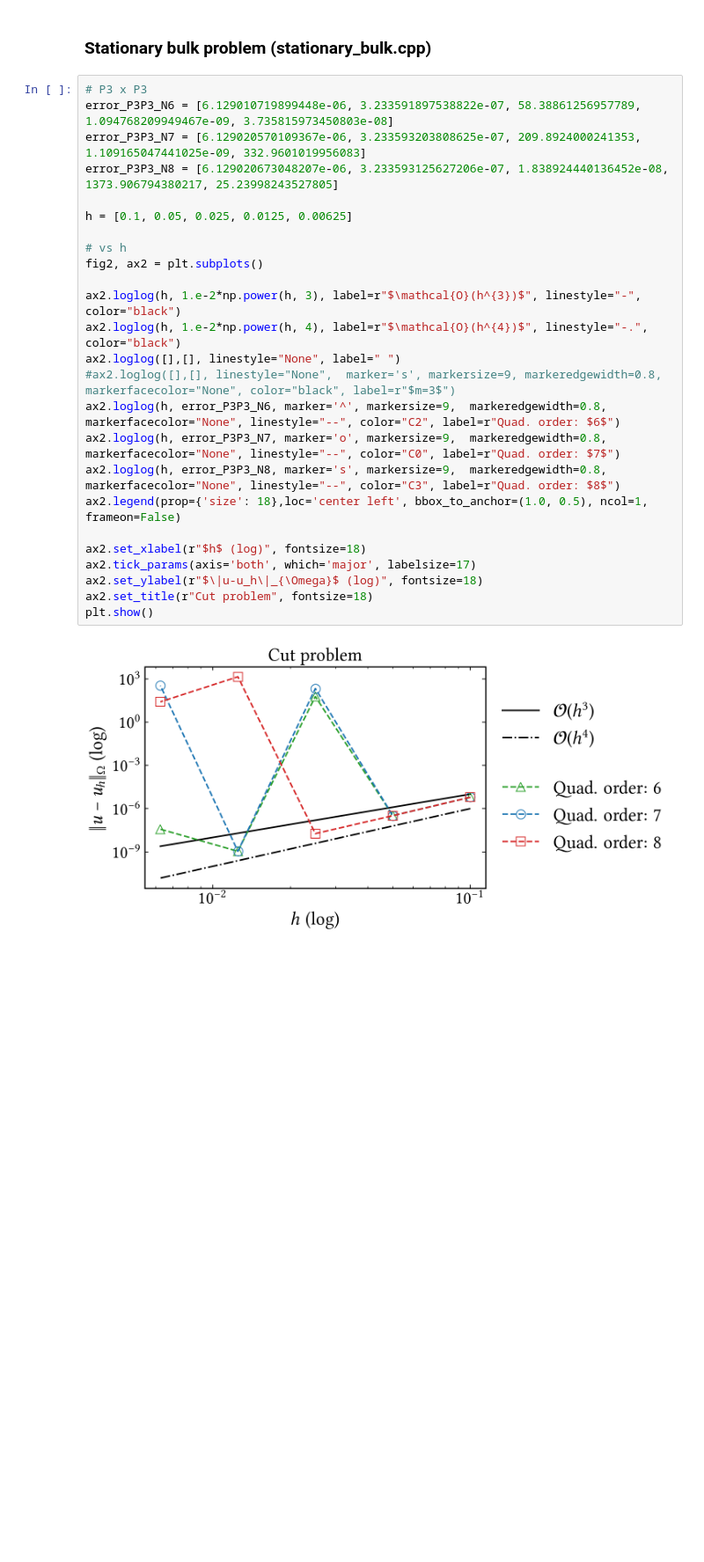
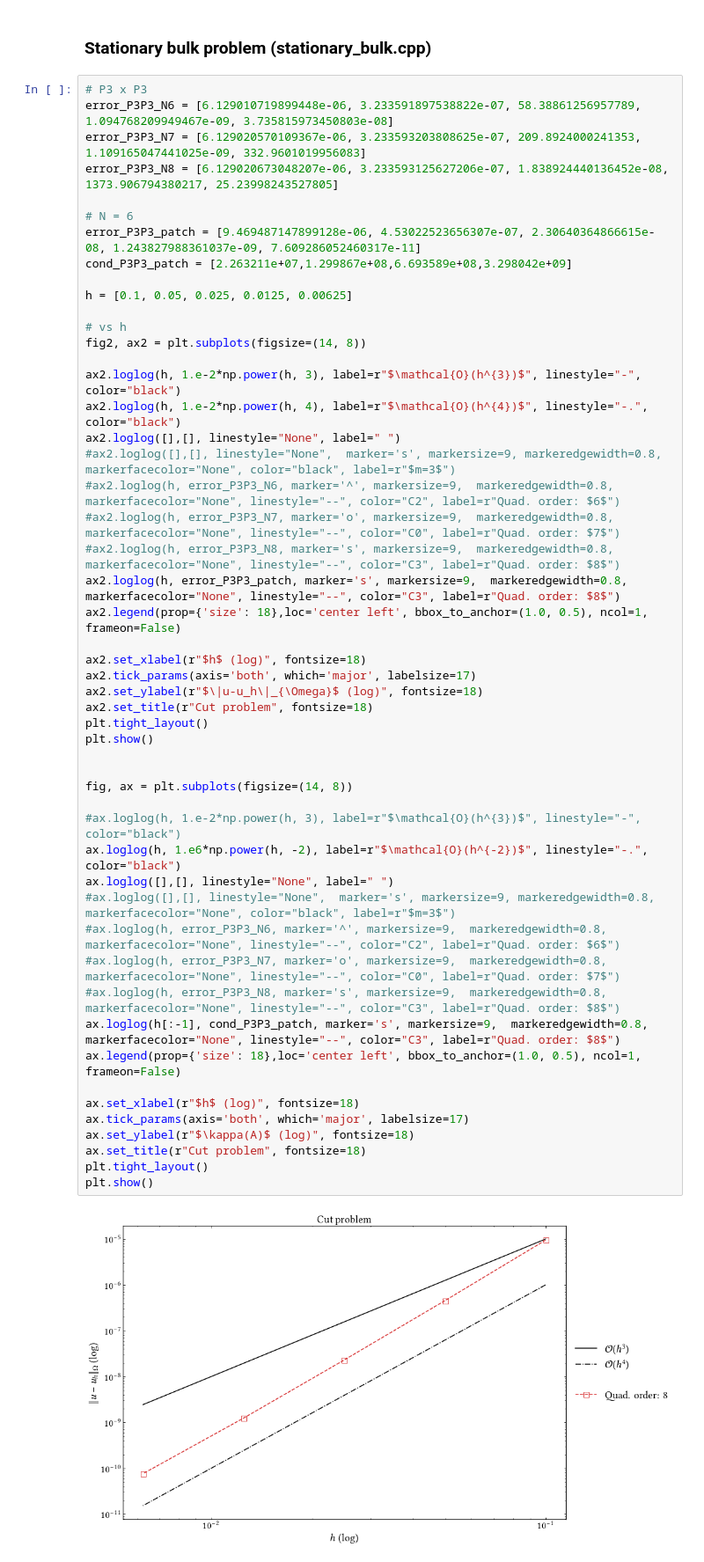
Before and after one commit to CutFEM/CutFEM-Library, a Jupyter notebook: notebook/convection_diffusion/higher_order_space.ipynb, the cells around one changed output. Shown: that part at 88% size. Cells and saved outputs as stored; diff of their text form; blank space fills up the shorter version.

Commit message:
Added working patch stabilization

```diff
--- a/notebook/convection_diffusion/higher_order_space.ipynb
+++ b/notebook/convection_diffusion/higher_order_space.ipynb
@@ -103,27 +103,53 @@ plt.show()
 # %%
 # P3 x P3
 error_P3P3_N6 = [6.129010719899448e-06, 3.233591897538822e-07, 58.38861256957789, 1.094768209949467e-09, 3.735815973450803e-08]
 error_P3P3_N7 = [6.129020570109367e-06, 3.233593203808625e-07, 209.8924000241353, 1.109165047441025e-09, 332.9601019956083]
 error_P3P3_N8 = [6.129020673048207e-06, 3.233593125627206e-07, 1.838924440136452e-08, 1373.906794380217, 25.23998243527805]
 
+# N = 6
+error_P3P3_patch = [9.469487147899128e-06, 4.53022523656307e-07, 2.30640364866615e-08, 1.243827988361037e-09, 7.609286052460317e-11]
+cond_P3P3_patch = [2.263211e+07,1.299867e+08,6.693589e+08,3.298042e+09]
+
 h = [0.1, 0.05, 0.025, 0.0125, 0.00625]
 
 # vs h
-fig2, ax2 = plt.subplots()
+fig2, ax2 = plt.subplots(figsize=(14, 8))
 
 ax2.loglog(h, 1.e-2*np.power(h, 3), label=r"$\mathcal{O}(h^{3})$", linestyle="-", color="black")
 ax2.loglog(h, 1.e-2*np.power(h, 4), label=r"$\mathcal{O}(h^{4})$", linestyle="-.", color="black")
 ax2.loglog([],[], linestyle="None", label=" ")
 #ax2.loglog([],[], linestyle="None",  marker='s', markersize=9, markeredgewidth=0.8, markerfacecolor="None", color="black", label=r"$m=3$")
-ax2.loglog(h, error_P3P3_N6, marker='^', markersize=9,  markeredgewidth=0.8, markerfacecolor="None", linestyle="--", color="C2", label=r"Quad. order: $6$")
-ax2.loglog(h, error_P3P3_N7, marker='o', markersize=9,  markeredgewidth=0.8, markerfacecolor="None", linestyle="--", color="C0", label=r"Quad. order: $7$")
-ax2.loglog(h, error_P3P3_N8, marker='s', markersize=9,  markeredgewidth=0.8, markerfacecolor="None", linestyle="--", color="C3", label=r"Quad. order: $8$")
+#ax2.loglog(h, error_P3P3_N6, marker='^', markersize=9,  markeredgewidth=0.8, markerfacecolor="None", linestyle="--", color="C2", label=r"Quad. order: $6$")
+#ax2.loglog(h, error_P3P3_N7, marker='o', markersize=9,  markeredgewidth=0.8, markerfacecolor="None", linestyle="--", color="C0", label=r"Quad. order: $7$")
+#ax2.loglog(h, error_P3P3_N8, marker='s', markersize=9,  markeredgewidth=0.8, markerfacecolor="None", linestyle="--", color="C3", label=r"Quad. order: $8$")
+ax2.loglog(h, error_P3P3_patch, marker='s', markersize=9,  markeredgewidth=0.8, markerfacecolor="None", linestyle="--", color="C3", label=r"Quad. order: $8$")
 ax2.legend(prop={'size': 18},loc='center left', bbox_to_anchor=(1.0, 0.5), ncol=1, frameon=False)
 
 ax2.set_xlabel(r"$h$ (log)", fontsize=18)
 ax2.tick_params(axis='both', which='major', labelsize=17)
 ax2.set_ylabel(r"$\|u-u_h\|_{\Omega}$ (log)", fontsize=18)
 ax2.set_title(r"Cut problem", fontsize=18)
+plt.tight_layout()
 plt.show()
+
+
+fig, ax = plt.subplots(figsize=(14, 8))
+
+#ax.loglog(h, 1.e-2*np.power(h, 3), label=r"$\mathcal{O}(h^{3})$", linestyle="-", color="black")
+ax.loglog(h, 1.e6*np.power(h, -2), label=r"$\mathcal{O}(h^{-2})$", linestyle="-.", color="black")
+ax.loglog([],[], linestyle="None", label=" ")
+#ax.loglog([],[], linestyle="None",  marker='s', markersize=9, markeredgewidth=0.8, markerfacecolor="None", color="black", label=r"$m=3$")
+#ax.loglog(h, error_P3P3_N6, marker='^', markersize=9,  markeredgewidth=0.8, markerfacecolor="None", linestyle="--", color="C2", label=r"Quad. order: $6$")
+#ax.loglog(h, error_P3P3_N7, marker='o', markersize=9,  markeredgewidth=0.8, markerfacecolor="None", linestyle="--", color="C0", label=r"Quad. order: $7$")
+#ax.loglog(h, error_P3P3_N8, marker='s', markersize=9,  markeredgewidth=0.8, markerfacecolor="None", linestyle="--", color="C3", label=r"Quad. order: $8$")
+ax.loglog(h[:-1], cond_P3P3_patch, marker='s', markersize=9,  markeredgewidth=0.8, markerfacecolor="None", linestyle="--", color="C3", label=r"Quad. order: $8$")
+ax.legend(prop={'size': 18},loc='center left', bbox_to_anchor=(1.0, 0.5), ncol=1, frameon=False)
+
+ax.set_xlabel(r"$h$ (log)", fontsize=18)
+ax.tick_params(axis='both', which='major', labelsize=17)
+ax.set_ylabel(r"$\kappa(A)$ (log)", fontsize=18)
+ax.set_title(r"Cut problem", fontsize=18)
+plt.tight_layout()
+plt.show()
 # %% [output]
-[figure, old version]
+[figure, new version]
```
Also changed, not shown: parts of 3 cells of this notebook, 6 other files.
